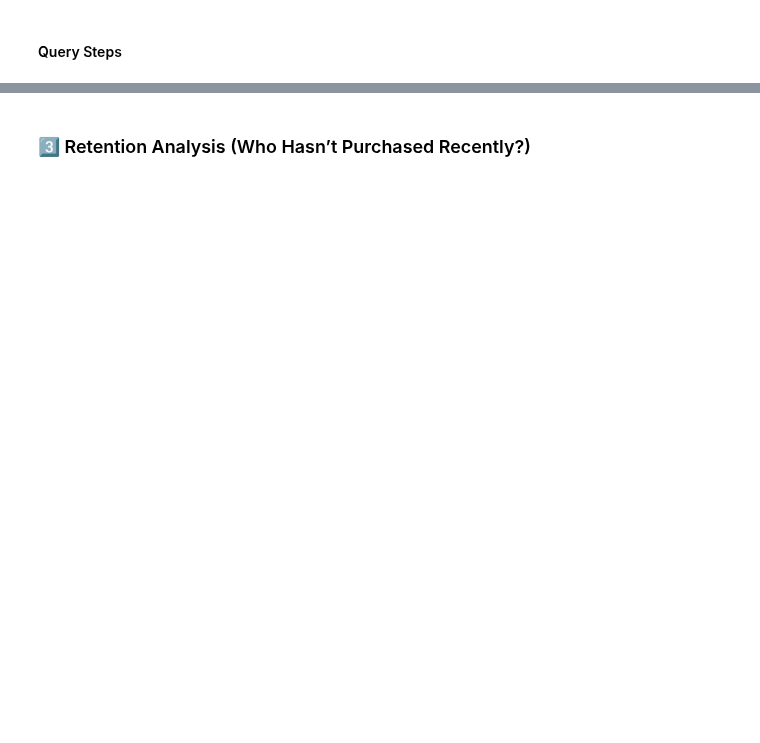
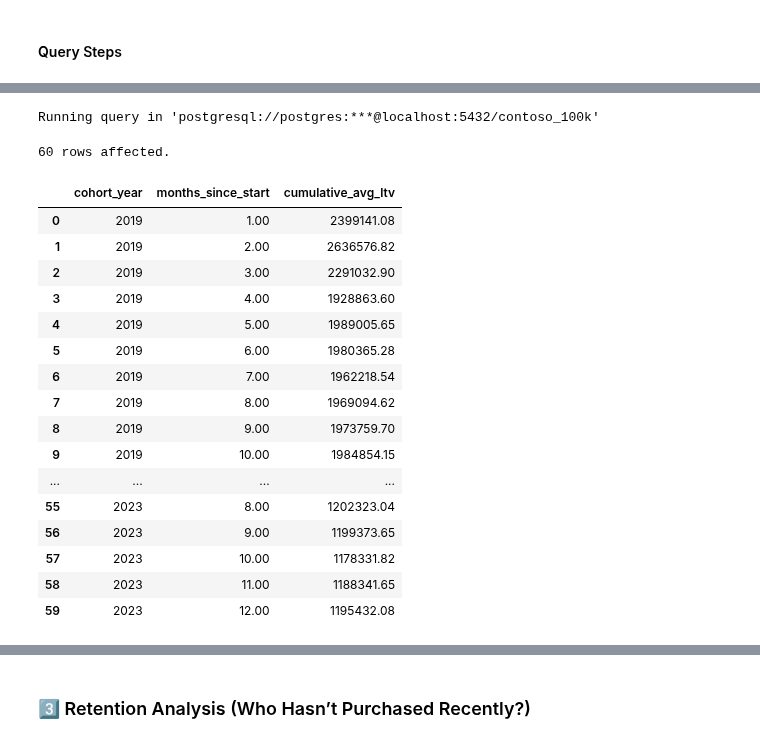
Before and after one commit to mgamzec/SQL_Data_Analytics_Project, a Jupyter notebook: 8_Project/1_Final_Project.ipynb, the cells around one changed output, grey strips where cells are left out. Saved outputs shown, nothing was run; the diff lists cells and outputs as text; code cells hidden in the pictures; blank space fills up the shorter version.

```diff
--- a/8_Project/1_Final_Project.ipynb
+++ b/8_Project/1_Final_Project.ipynb
@@ -492,0 +773,70 @@ Running query in 'postgresql://postgres:***@localhost:5432/contoso_100k'
+# %%
+%%sql
+
+WITH cohort_summary AS (
+    SELECT
+        cc.cohort_year,
+        DATE_TRUNC('month', cc.orderdate)::date AS year_month,
+        SUM(cc.total_net_revenue) AS total_revenue
+    FROM cleaned_customer cc
+    GROUP BY cc.cohort_year, year_month
+),
+
+-- Added
+cohort_first_purchase AS (
+    SELECT
+        cohort_year,
+        MIN(first_purchase_date) AS cohort_first_purchase_date
+    FROM cleaned_customer
+    GROUP BY cohort_year
+),
+
+rolling_ltv AS (
+    SELECT
+        cs.cohort_year,
+        cs.year_month,
+        cfp.cohort_first_purchase_date,
+
+        SUM(cs.total_revenue) OVER (
+            PARTITION BY cs.cohort_year
+            ORDER BY cs.year_month
+            ROWS BETWEEN UNBOUNDED PRECEDING AND CURRENT ROW
+        ) AS cumulative_revenue,
+        DATE_PART('month', age(cs.year_month, cfp.cohort_first_purchase_date))
+        + DATE_PART('year', age(cs.year_month, cfp.cohort_first_purchase_date)) * 12
+        + 1 AS months_since_start
+    FROM cohort_summary cs
+    JOIN cohort_first_purchase cfp ON cs.cohort_year = cfp.cohort_year
+)
+
+SELECT
+    cohort_year,
+    months_since_start,
+    cumulative_revenue / NULLIF(months_since_start, 0) AS cumulative_avg_ltv
+FROM rolling_ltv
+WHERE -- Added
+    months_since_start BETWEEN 1 AND 12
+    AND cohort_year BETWEEN 2019 AND 2023
+ORDER BY
+    cohort_year,
+    year_month;
+# %% [output]
+Running query in 'postgresql://postgres:***@localhost:5432/contoso_100k'
+60 rows affected.
+|  | cohort_year | months_since_start | cumulative_avg_ltv |
+| 0 | 2019 | 1.00 | 2399141.08 |
+| 1 | 2019 | 2.00 | 2636576.82 |
+| 2 | 2019 | 3.00 | 2291032.90 |
+| 3 | 2019 | 4.00 | 1928863.60 |
+| 4 | 2019 | 5.00 | 1989005.65 |
+| 5 | 2019 | 6.00 | 1980365.28 |
+| 6 | 2019 | 7.00 | 1962218.54 |
+| 7 | 2019 | 8.00 | 1969094.62 |
+| 8 | 2019 | 9.00 | 1973759.70 |
+| 9 | 2019 | 10.00 | 1984854.15 |
+| ... | ... | ... | ... |
+| 55 | 2023 | 8.00 | 1202323.04 |
+| 56 | 2023 | 9.00 | 1199373.65 |
+| 57 | 2023 | 10.00 | 1178331.82 |
+| 58 | 2023 | 11.00 | 1188341.65 |
+| 59 | 2023 | 12.00 | 1195432.08 |
```
Also changed, not shown: parts of 20 cells of this notebook, 4 other files.
